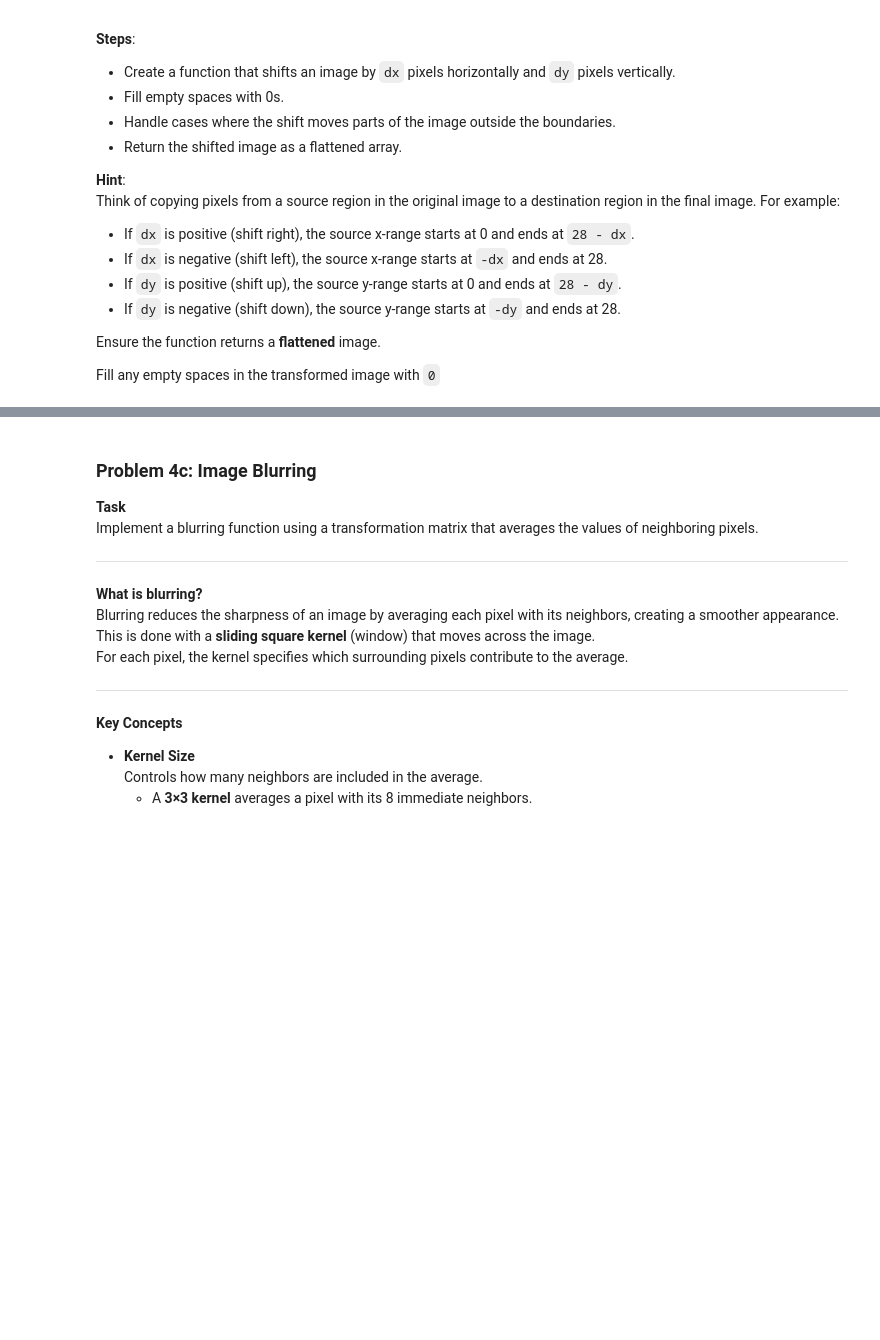
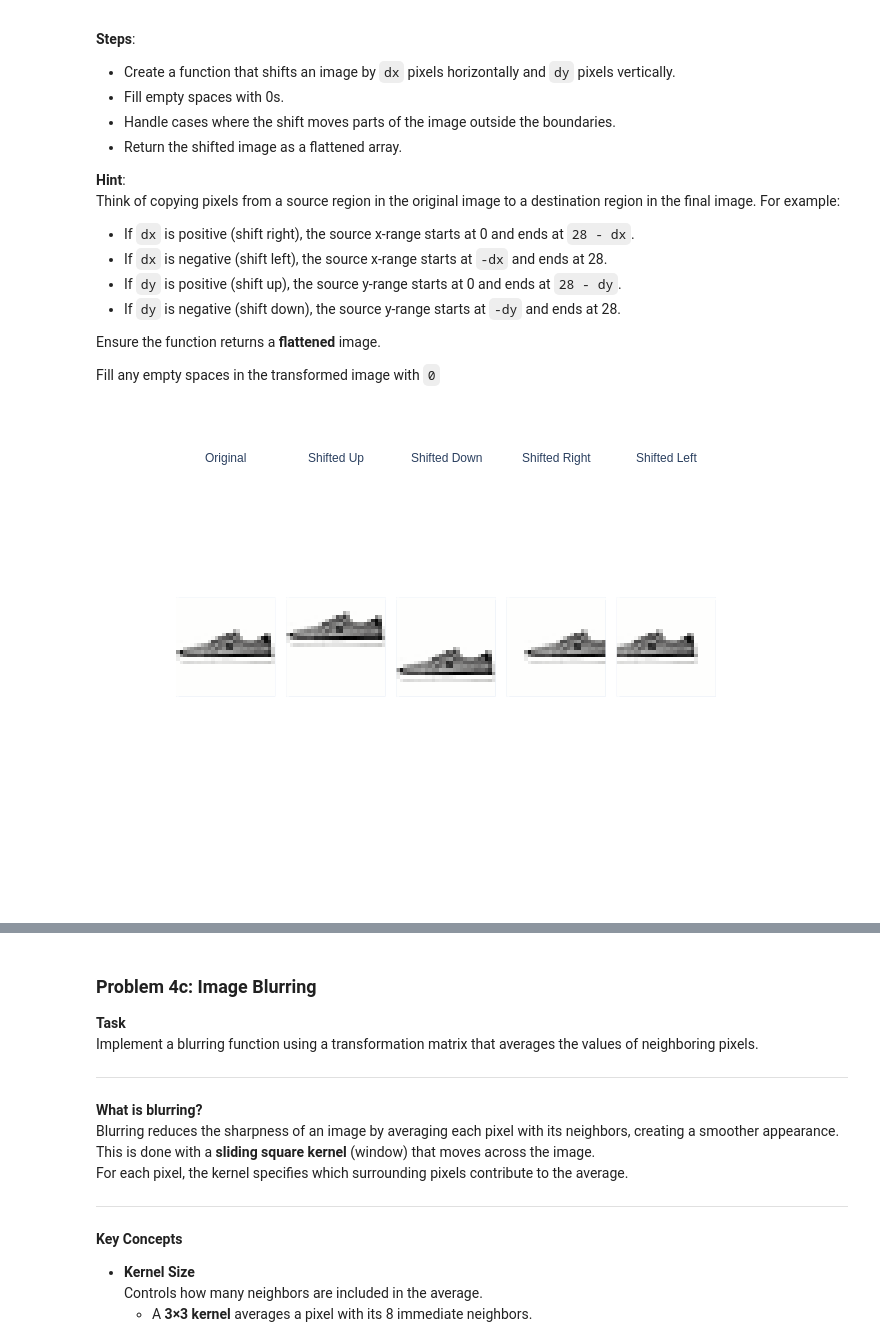
Before and after one commit to chenxixianming/fa25-student, a Jupyter notebook: hw/hw1/fashion_pt_1.ipynb, the cells around one changed output, grey strips where cells are left out. Saved outputs shown, nothing was run; the diff lists cells and outputs as text; code cells hidden in the pictures; blank space fills up the shorter version.

```diff
--- a/hw/hw1/fashion_pt_1.ipynb
+++ b/hw/hw1/fashion_pt_1.ipynb
@@ -1125,33 +1156,42 @@ def create_shift_matrix(dx, dy, height=28, width=28):
         np.ndarray: A (height*width, height*width) transformation matrix for shifting.
     """
     N = height * width
     T = np.zeros((N, N))
-    ...
+    for i_dst in range(height):
+      for j_dst in range(width):
+        i_src = i_dst - dy
+        j_src = j_dst - dx
+        if 0 <= i_src < height and 0 <= j_src < width:
+          dst_idx = i_dst * width + j_dst
+          src_idx = i_src * width + j_src
+          T[dst_idx, src_idx] = 1
     return T
 
 
 def shift_image(image, dx, dy):
     """
     Shift an image by dx pixels horizontally and dy pixels vertically.
 
     Args:
         image (np.ndarray): Flattened image array of shape (height*width,).
         dx (int): Number of pixels to shift horizontally.
         dy (int): Number of pixels to shift vertically.
 
     Returns:
         np.ndarray: Shifted image as a flattened array.
     """
     T = create_shift_matrix(dx, dy)
     return apply_transformation(image, T)
 
 shifted_right_image = shift_image(test_image, 5, 0)
 shifted_left_image = shift_image(test_image, -5, 0)
 shifted_up_image = shift_image(test_image, 0, -5)
 shifted_down_image = shift_image(test_image, 0, 5)
 
 all_images = np.stack([test_image, shifted_up_image, shifted_down_image, shifted_right_image, shifted_left_image])
 plot_labels = ['Original', 'Shifted Up', 'Shifted Down', 'Shifted Right', 'Shifted Left']
 show_images(all_images, labels=plot_labels, reshape=True)
+# %% [output]
+[figure, added]
 # %%
 grader.check("q4b")
```
Also changed, not shown: parts of 16 cells of this notebook.
